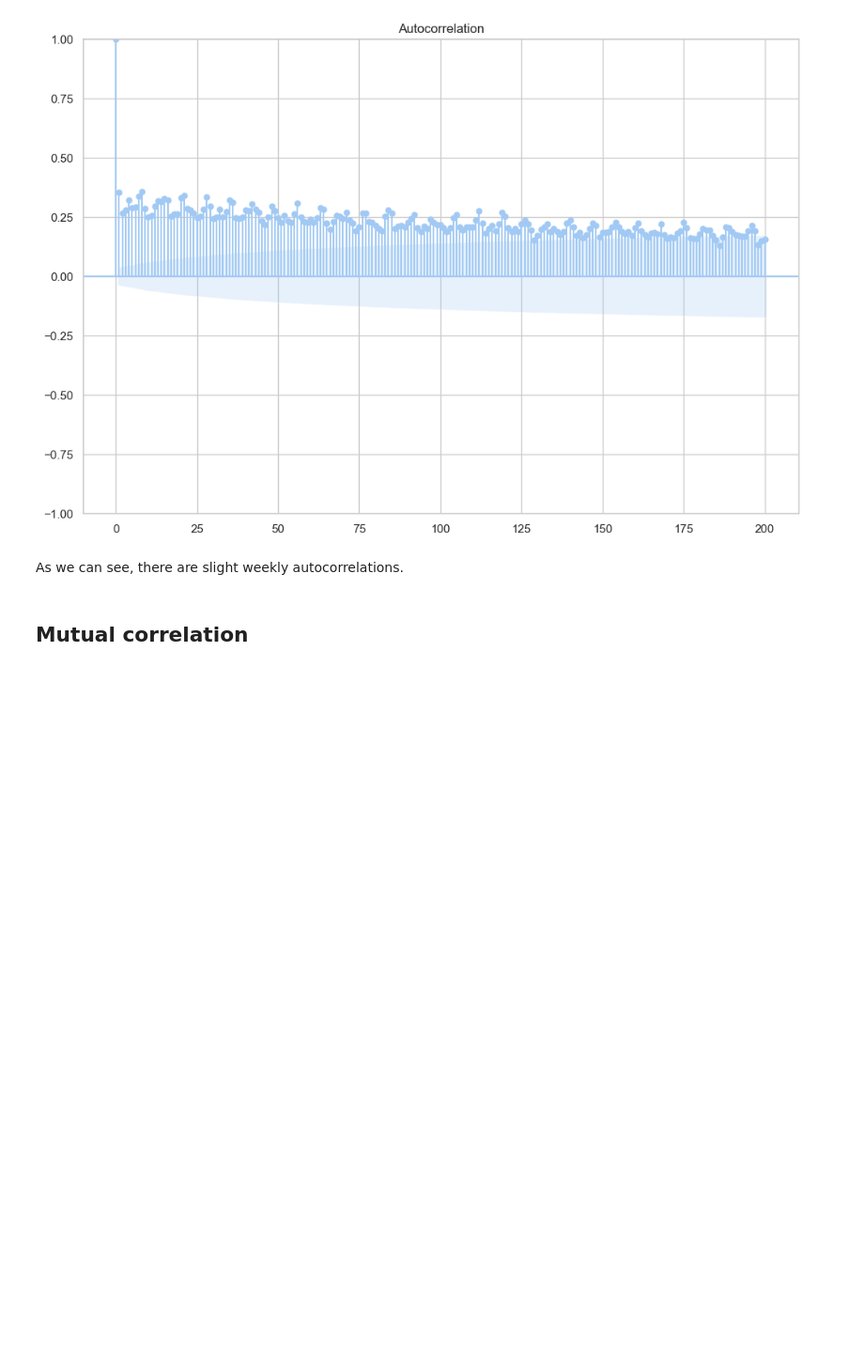
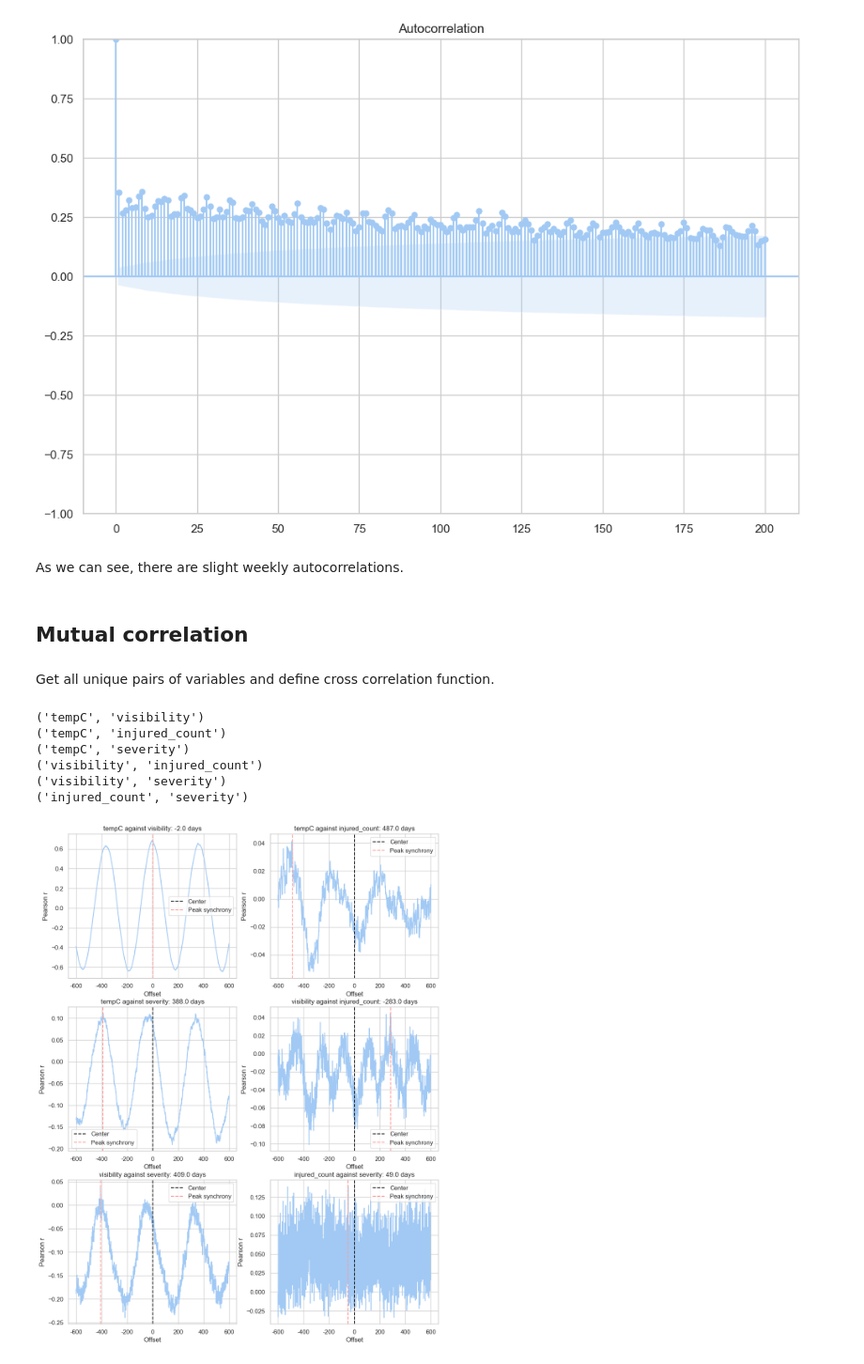
Before and after one commit to Dormant512/itmo-multivar-labs, a Jupyter notebook: Lab 4/Lab4_MMSA.ipynb, the cells around one changed output. Shown at 94% size. Drawn from its saved outputs; the diff is of its cells as text; code cells hidden in the pictures; blank space fills up the shorter version.

```diff
--- a/Lab 4/Lab4_MMSA.ipynb
+++ b/Lab 4/Lab4_MMSA.ipynb
@@ -88,7 +101,8 @@ for num, item in enumerate(ts.columns):
     print(f"\nVariable: {item}")
     print("Augmented Dickey-Fuller test:")
     print(f"\tStatistic value = {result[0]:.5f}\n\tp-value = {result[1]:.5f}")
-    print("\tStationary" if result[1] < 0.05 else "\tNon-stationary")
+    print("\tStationary" if (result[1] < 0.05) and \
+          (result[0] < result[4]['5%']) else "\tNon-stationary")
 # %% [output]
 Variable: tempC
 Augmented Dickey-Fuller test:
@@ -140,3 +154,56 @@ plot_acf(ts['severity'], lags=200)
 As we can see, there are slight weekly autocorrelations.
 # %% [markdown]
 ## Mutual correlation
+# %% [markdown]
+Get all unique pairs of variables and define cross correlation function.
+# %%
+pairs = [comb for comb in combinations(list(ts.columns), 2)]
+for i in pairs:
+    print(i)
+
+def crosscorr(datax, datay, lag=0, wrap=False):
+    """ Lag-N cross correlation.
+    lag : int, default 0
+    datax, datay : pandas.Series objects of equal length
+
+    Returns
+    crosscorr : float
+    """
+    if wrap:
+        shiftedy = datay.shift(lag)
+        shiftedy.iloc[:lag] = datay.iloc[-lag:].values
+        return datax.corr(shiftedy)
+    else:
+        return datax.corr(datay.shift(lag))
+# %% [output]
+('tempC', 'visibility')
+('tempC', 'injured_count')
+('tempC', 'severity')
+('visibility', 'injured_count')
+('visibility', 'severity')
+('injured_count', 'severity')
+# %%
+plt.rcParams["figure.figsize"] = (12, 16)
+max_lag = 600
+
+for num, pair in enumerate(pairs):
+    plt.subplot(3, 2, num+1)
+    t1 = ts[pair[0]]
+    t2 = ts[pair[1]]
+
+    rs = [crosscorr(t1, t2, lag) for lag in range(-int(max_lag),int(max_lag+1))]
+    offset = np.floor(len(rs)/2)-np.argmax(rs)
+
+    plt.plot(rs)
+    plt.axvline(np.ceil(len(rs)/2), color='k', linestyle='--', label='Center')
+    plt.axvline(np.argmax(rs), color='r', linestyle='--', label='Peak synchrony')
+    plt.title(f"{pair[0]} against {pair[1]}: {offset} days")
+    plt.xlabel('Offset')
+    plt.ylabel('Pearson r')
+    plt.xticks(list(range(0, 1401, 200)), labels=[i-max_lag for i in list(range(0, 1401, 200))])
+    plt.xlim(right=(max_lag*2+60))
+    plt.legend()
+
+plt.rcParams["figure.figsize"] = (12, 8)
+# %% [output]
+[figure, added]
```
Also changed, not shown: parts of 21 cells of this notebook.
